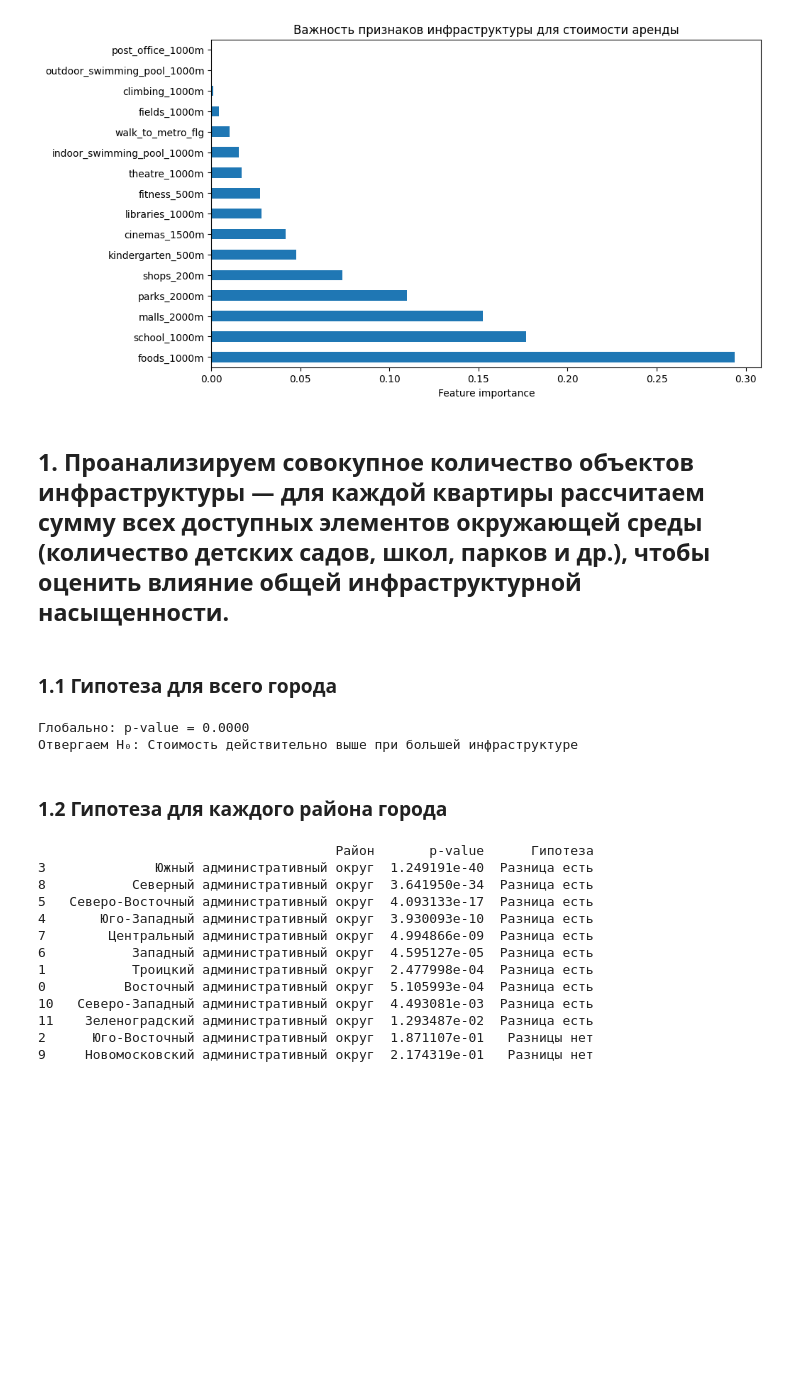
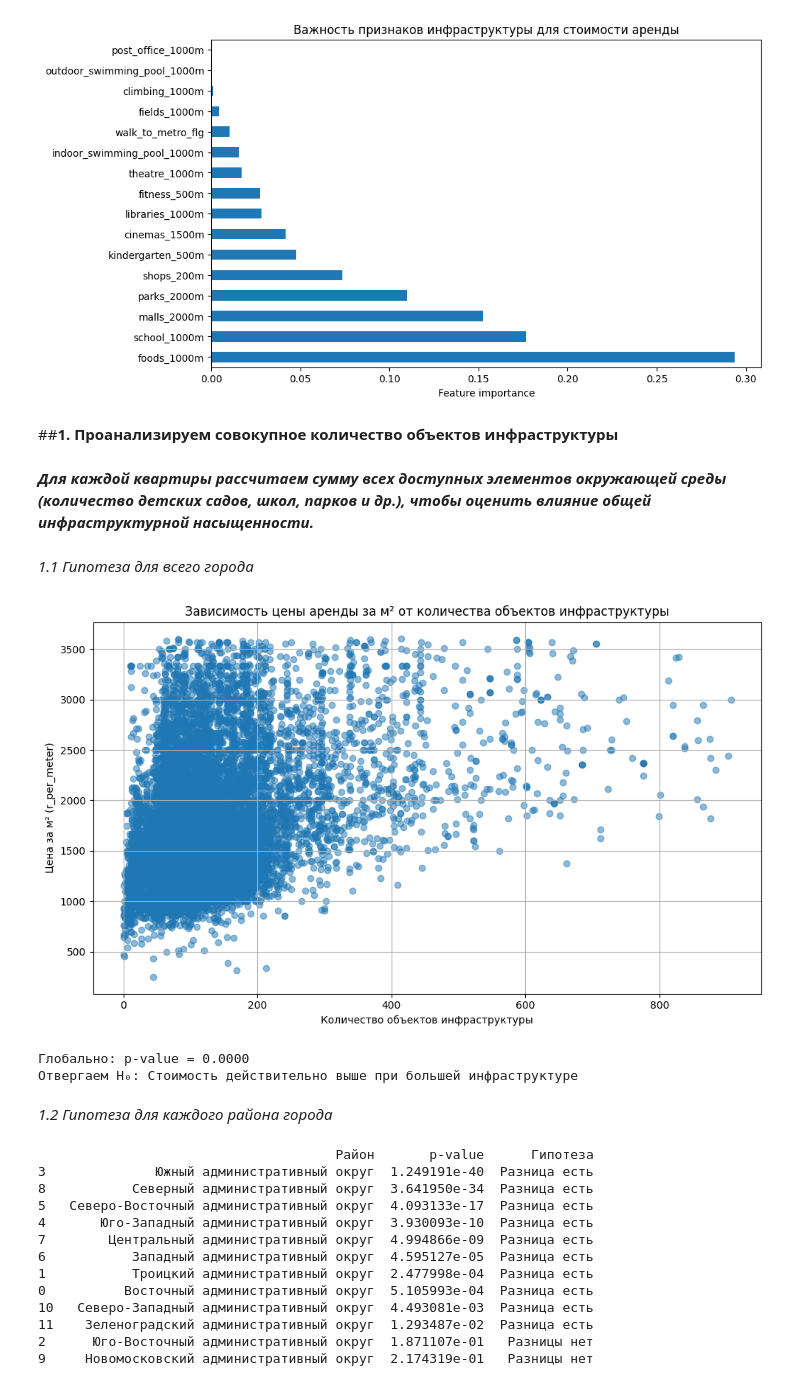
Before and after one commit to Lemekhova/Analysis_of_Housing_Prices, a Jupyter notebook: Hypothese_Infra.ipynb, the cells around one changed output. Cells and saved outputs as stored; diff of their text form; code cells hidden in the pictures; blank space fills up the shorter version.

```diff
--- a/Hypothese_Infra.ipynb
+++ b/Hypothese_Infra.ipynb
@@ -254,12 +316,25 @@ plt.xlabel('Feature importance')
 plt.show()
 # %% [output]
 [figure]
+# %% [markdown]
+##**1. Проанализируем совокупное количество объектов инфраструктуры**
 # %% [markdown]
-## 1. Проанализируем совокупное количество объектов инфраструктуры — для каждой квартиры рассчитаем сумму всех доступных элементов окружающей среды (количество детских садов, школ, парков и др.), чтобы оценить влияние общей инфраструктурной насыщенности.
+***Для каждой квартиры рассчитаем сумму всех доступных элементов окружающей среды (количество детских садов, школ, парков и др.), чтобы оценить влияние общей инфраструктурной насыщенности.***
 # %% [markdown]
-### 1.1 Гипотеза для всего города
+*1.1 Гипотеза для всего города*
 # %%
 df['infra_sum'] = df[infra_columns].sum(axis=1) # Сумма объектов инфраструктуры
+# %%
+plt.figure(figsize=(10, 6))
+plt.scatter(df['infra_sum'], df['r_per_meter'], alpha=0.5)
+plt.xlabel('Количество объектов инфраструктуры')
+plt.ylabel('Цена за м² (r_per_meter)')
+plt.title('Зависимость цены аренды за м² от количества объектов инфраструктуры')
+plt.grid(True)
+plt.tight_layout()
+plt.show()
+# %% [output]
+[figure, added]
 # %%
 infra_mean = df['infra_sum'].mean()
 df['infra_group'] = df['infra_sum'] > infra_mean
@@ -279,7 +354,7 @@ else:
 Глобально: p-value = 0.0000
 Отвергаем H₀: Стоимость действительно выше при большей инфраструктуре
 # %% [markdown]
-### 1.2 Гипотеза для каждого района города
+*1.2 Гипотеза для каждого района города*
 # %%
 infra_mean_district = df.groupby('district_name')['infra_sum'].transform('mean')
 df['infra_group_district'] = df['infra_sum'] > infra_mean_district
```
Also changed, not shown: parts of 91 cells of this notebook.
